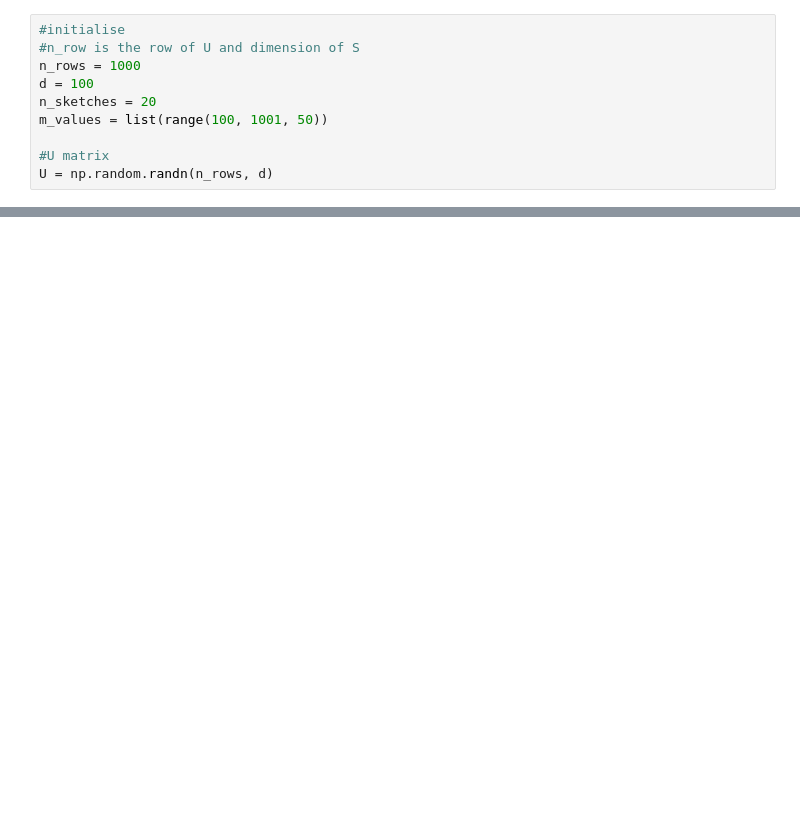
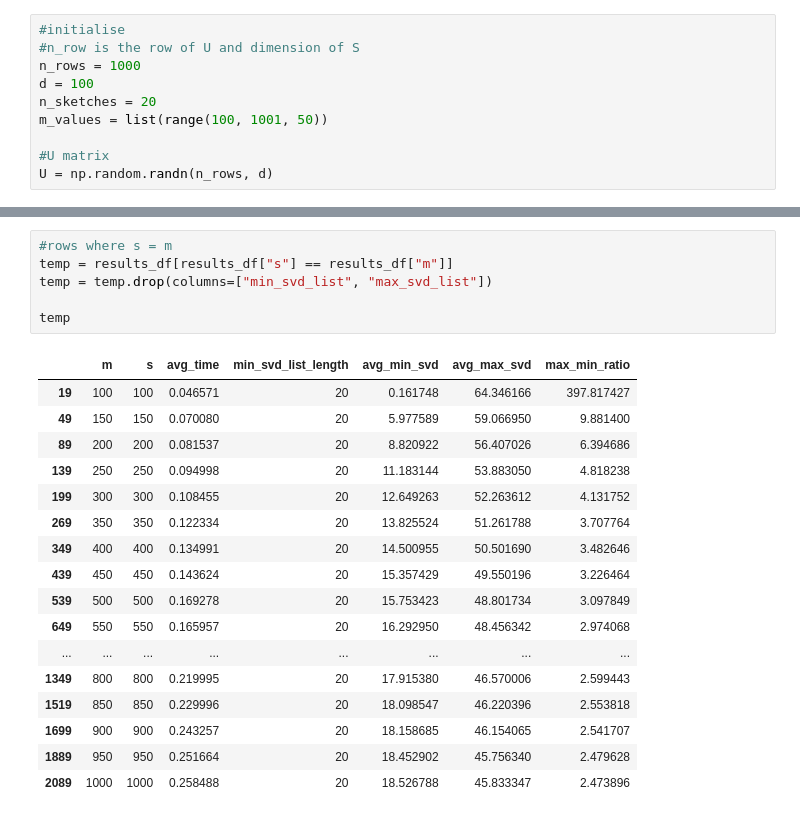
Before and after one commit to LakBoonJun1/DSA4288, a Jupyter notebook: Notebook/implementation.ipynb, the cells around one changed output, grey strips where cells are left out. Saved outputs shown, nothing was run; the diff lists cells and outputs as text; blank space fills up the shorter version.

```diff
--- a/Notebook/implementation.ipynb
+++ b/Notebook/implementation.ipynb
@@ -153,0 +184,24 @@ top_few_rows
+# %%
+#rows where s = m
+temp = results_df[results_df["s"] == results_df["m"]]
+temp = temp.drop(columns=["min_svd_list", "max_svd_list"])
+
+temp
+# %% [output]
+|  | m | s | avg_time | min_svd_list_length | avg_min_svd | avg_max_svd | max_min_ratio |
+| 19 | 100 | 100 | 0.046571 | 20 | 0.161748 | 64.346166 | 397.817427 |
+| 49 | 150 | 150 | 0.070080 | 20 | 5.977589 | 59.066950 | 9.881400 |
+| 89 | 200 | 200 | 0.081537 | 20 | 8.820922 | 56.407026 | 6.394686 |
+| 139 | 250 | 250 | 0.094998 | 20 | 11.183144 | 53.883050 | 4.818238 |
+| 199 | 300 | 300 | 0.108455 | 20 | 12.649263 | 52.263612 | 4.131752 |
+| 269 | 350 | 350 | 0.122334 | 20 | 13.825524 | 51.261788 | 3.707764 |
+| 349 | 400 | 400 | 0.134991 | 20 | 14.500955 | 50.501690 | 3.482646 |
+| 439 | 450 | 450 | 0.143624 | 20 | 15.357429 | 49.550196 | 3.226464 |
+| 539 | 500 | 500 | 0.169278 | 20 | 15.753423 | 48.801734 | 3.097849 |
+| 649 | 550 | 550 | 0.165957 | 20 | 16.292950 | 48.456342 | 2.974068 |
+| ... | ... | ... | ... | ... | ... | ... | ... |
+| 1349 | 800 | 800 | 0.219995 | 20 | 17.915380 | 46.570006 | 2.599443 |
+| 1519 | 850 | 850 | 0.229996 | 20 | 18.098547 | 46.220396 | 2.553818 |
+| 1699 | 900 | 900 | 0.243257 | 20 | 18.158685 | 46.154065 | 2.541707 |
+| 1889 | 950 | 950 | 0.251664 | 20 | 18.452902 | 45.756340 | 2.479628 |
+| 2089 | 1000 | 1000 | 0.258488 | 20 | 18.526788 | 45.833347 | 2.473896 |
```
Also changed, not shown: parts of 10 cells of this notebook, 2 other files.
